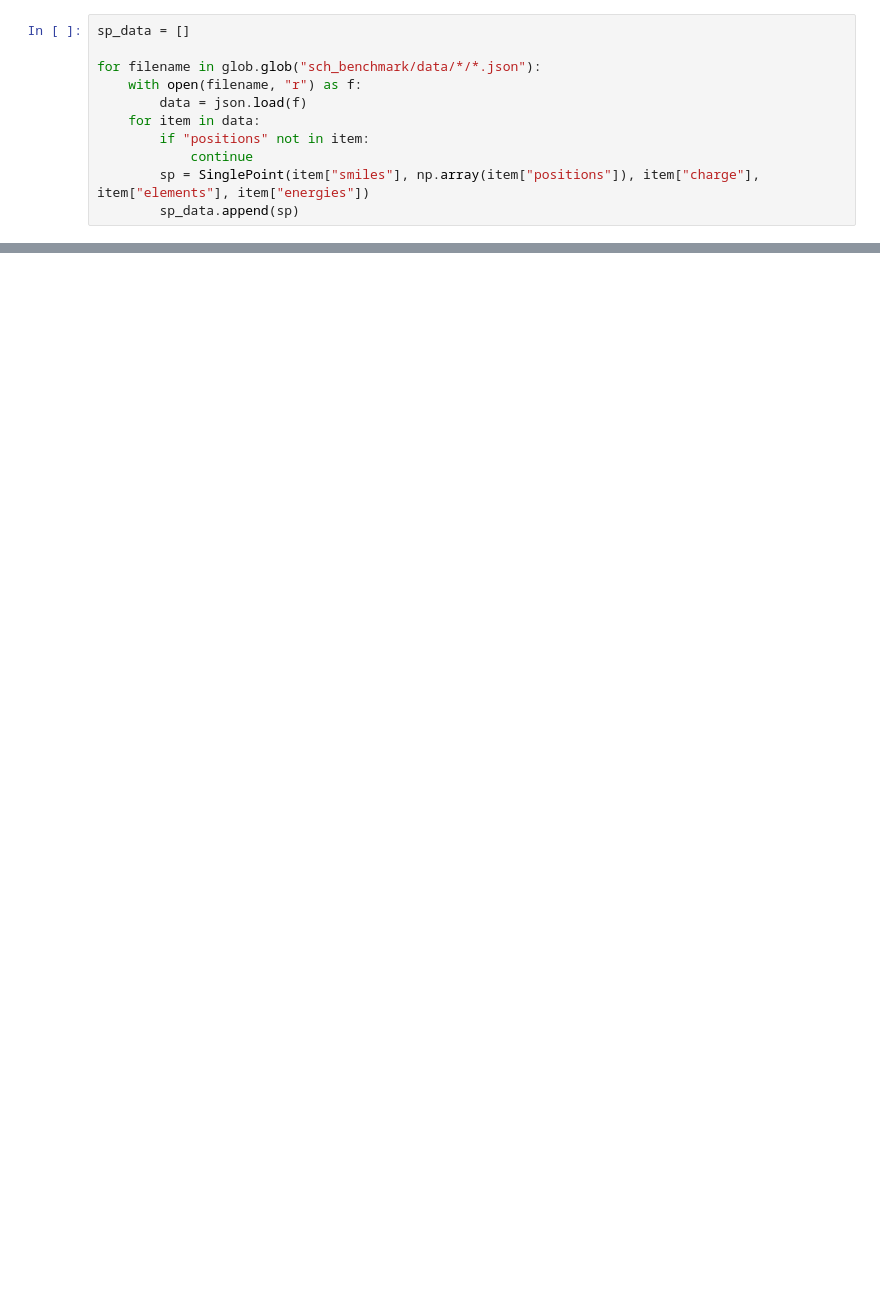
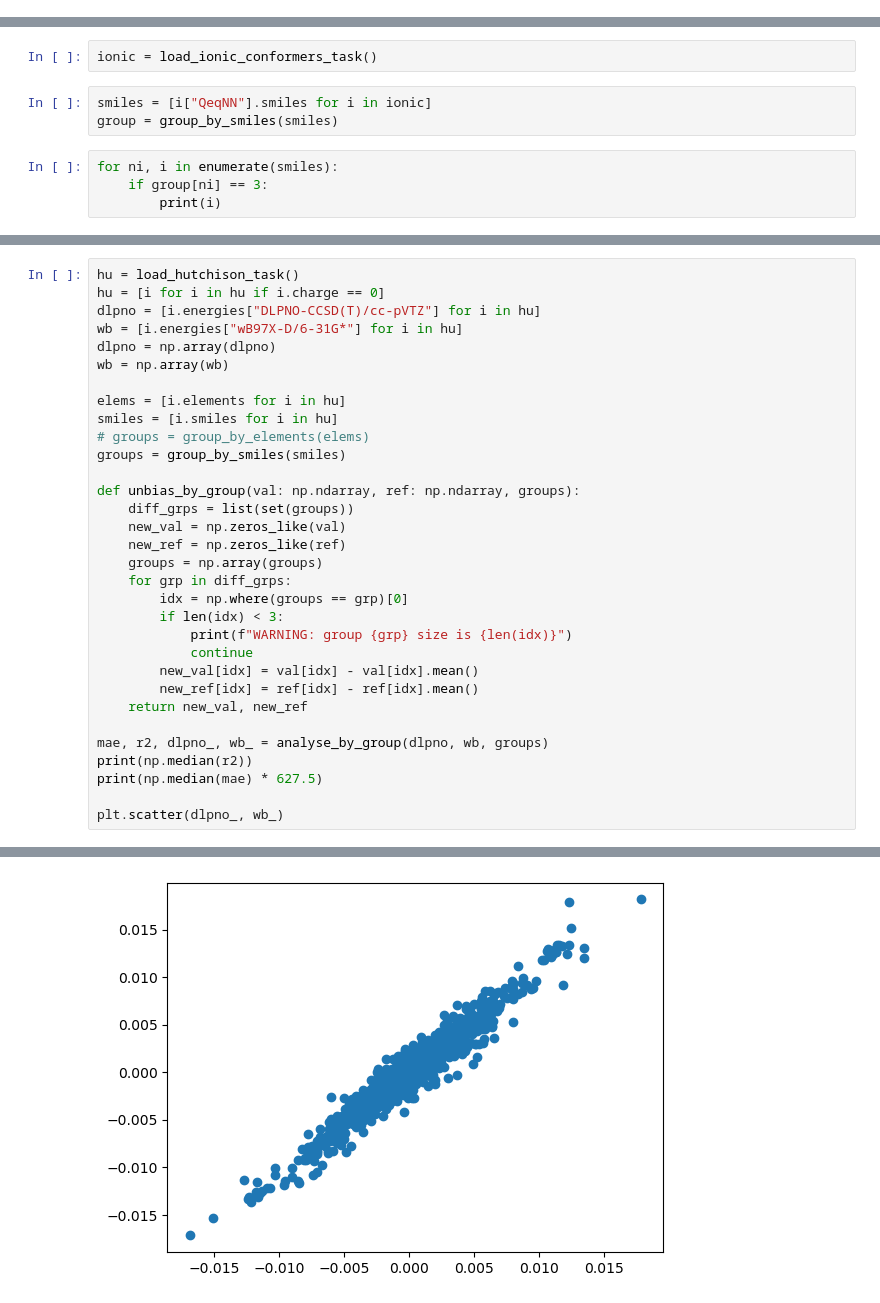
Before and after one commit to WangXinyan940/schrodinger-nnp-benchmark, a Jupyter notebook: test.ipynb, the cells around one changed output, grey strips where cells are left out. Cells and saved outputs as stored; diff of their text form; blank space fills up the shorter version.

Commit message:
Add script to draw hutchison and ionic_conformers benchmark

```diff
--- a/test.ipynb
+++ b/test.ipynb
@@ -17,11 +200,0 @@ class SinglePoint:
-# %%
-sp_data = []
-
-for filename in glob.glob("sch_benchmark/data/*/*.json"):
-    with open(filename, "r") as f:
-        data = json.load(f)
-    for item in data:
-        if "positions" not in item:
-            continue
-        sp = SinglePoint(item["smiles"], np.array(item["positions"]), item["charge"], item["elements"], item["energies"])
-        sp_data.append(sp)
@@ -35,0 +201,9 @@ sp_data[0].smiles
+# %%
+ionic = load_ionic_conformers_task()
+# %%
+smiles = [i["QeqNN"].smiles for i in ionic]
+group = group_by_smiles(smiles)
+# %%
+for ni, i in enumerate(smiles):
+    if group[ni] == 3:
+        print(i)
@@ -35,0 +216,33 @@ sp_data[0].smiles
+# %%
+hu = load_hutchison_task()
+hu = [i for i in hu if i.charge == 0]
+dlpno = [i.energies["DLPNO-CCSD(T)/cc-pVTZ"] for i in hu]
+wb = [i.energies["wB97X-D/6-31G*"] for i in hu]
+dlpno = np.array(dlpno)
+wb = np.array(wb)
+
+elems = [i.elements for i in hu]
+smiles = [i.smiles for i in hu]
+# groups = group_by_elements(elems)
+groups = group_by_smiles(smiles)
+
+def unbias_by_group(val: np.ndarray, ref: np.ndarray, groups):
+    diff_grps = list(set(groups))
+    new_val = np.zeros_like(val)
+    new_ref = np.zeros_like(ref)
+    groups = np.array(groups)
+    for grp in diff_grps:
+        idx = np.where(groups == grp)[0]
+        if len(idx) < 3:
+            print(f"WARNING: group {grp} size is {len(idx)}")
+            continue
+        new_val[idx] = val[idx] - val[idx].mean()
+        new_ref[idx] = ref[idx] - ref[idx].mean()
+    return new_val, new_ref
+
+mae, r2, dlpno_, wb_ = analyse_by_group(dlpno, wb, groups)
+print(np.median(r2))
+print(np.median(mae) * 627.5)
+
+plt.scatter(dlpno_, wb_)
+# %% [output]
@@ -35,0 +255 @@ sp_data[0].smiles
+[figure, added]
```
Also changed, not shown: parts of 13 cells of this notebook, 4 other files.
